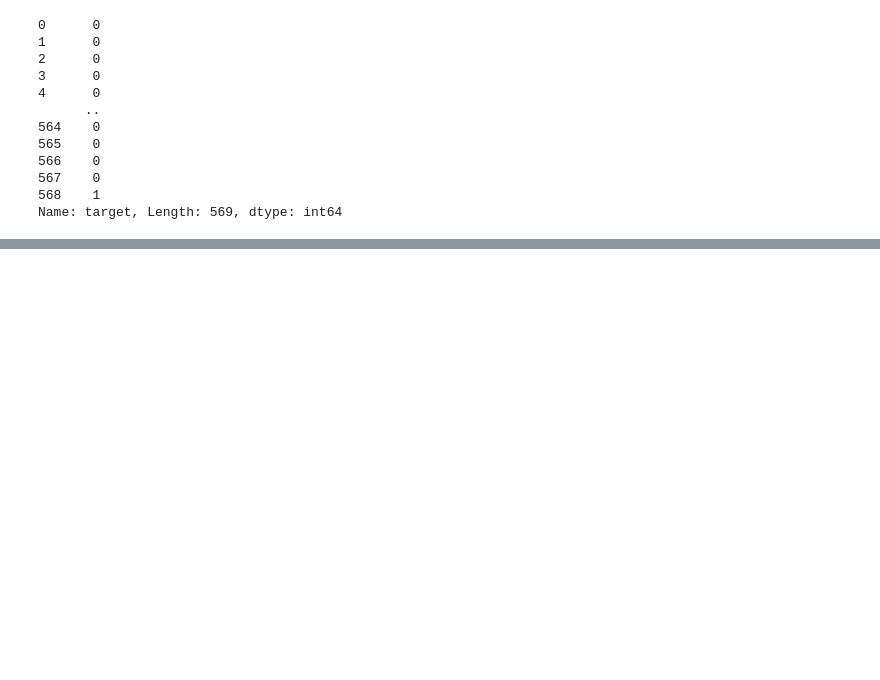
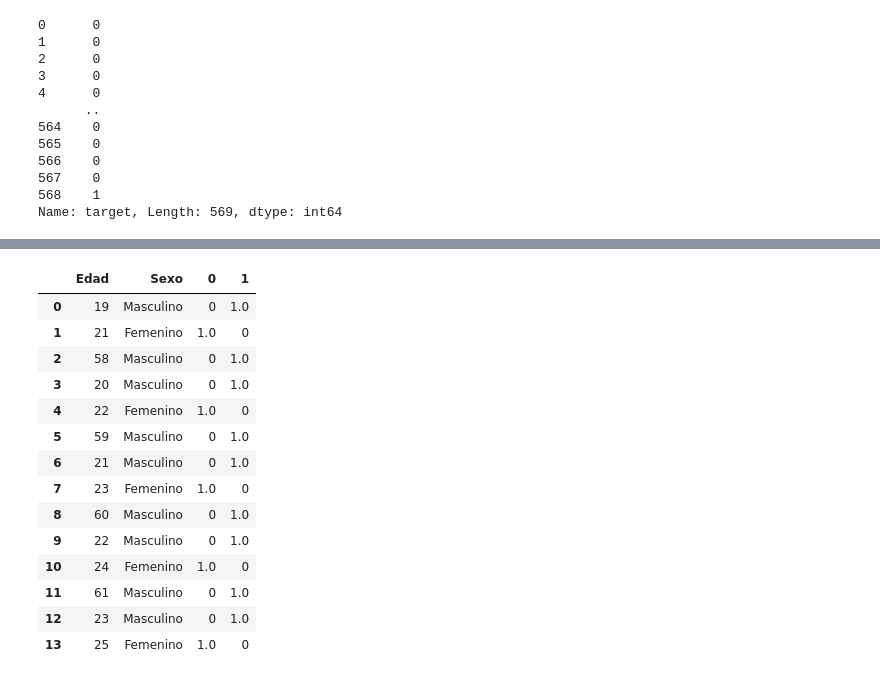
Before and after one commit to Bo-T19/monitoria_python_puj, a Jupyter notebook: sesion_8/sesion_8.ipynb, the cells around one changed output, grey strips where cells are left out. Saved outputs shown, nothing was run; the diff lists cells and outputs as text; code cells hidden in the pictures; blank space fills up the shorter version.

```diff
--- a/sesion_8/sesion_8.ipynb
+++ b/sesion_8/sesion_8.ipynb
@@ -48,0 +75,5 @@ Name: target, Length: 569, dtype: int64
+# %%
+#dataset de prueba
+df=pd.read_excel('dataset_prueba.xlsx')
+df_sexo=df.drop(['Edad'], axis = 1)
+df_sexo
@@ -48,0 +96,5 @@ Name: target, Length: 569, dtype: int64
+# %%
+one_hot= OneHotEncoder()
+df_one_hot=one_hot.fit_transform(df_sexo)
+
+print(df_one_hot)
@@ -48,0 +119,20 @@ Name: target, Length: 569, dtype: int64
+# %%
+df_one_hot_pandas=pd.DataFrame.sparse.from_spmatrix(df_one_hot)
+df=pd.concat([df,df_one_hot_pandas], axis = 1)
+df
+# %% [output]
+|  | Edad | Sexo | 0 | 1 |
+| 0 | 19 | Masculino | 0 | 1.0 |
+| 1 | 21 | Femenino | 1.0 | 0 |
+| 2 | 58 | Masculino | 0 | 1.0 |
+| 3 | 20 | Masculino | 0 | 1.0 |
+| 4 | 22 | Femenino | 1.0 | 0 |
+| 5 | 59 | Masculino | 0 | 1.0 |
+| 6 | 21 | Masculino | 0 | 1.0 |
+| 7 | 23 | Femenino | 1.0 | 0 |
+| 8 | 60 | Masculino | 0 | 1.0 |
+| 9 | 22 | Masculino | 0 | 1.0 |
+| 10 | 24 | Femenino | 1.0 | 0 |
+| 11 | 61 | Masculino | 0 | 1.0 |
+| 12 | 23 | Masculino | 0 | 1.0 |
+| 13 | 25 | Femenino | 1.0 | 0 |
```
Also changed, not shown: parts of 13 cells of this notebook.
